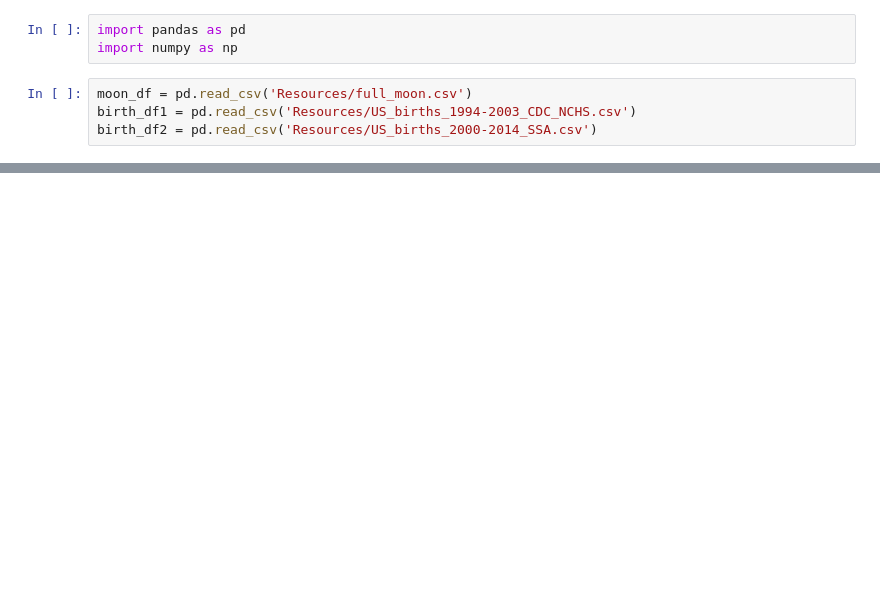
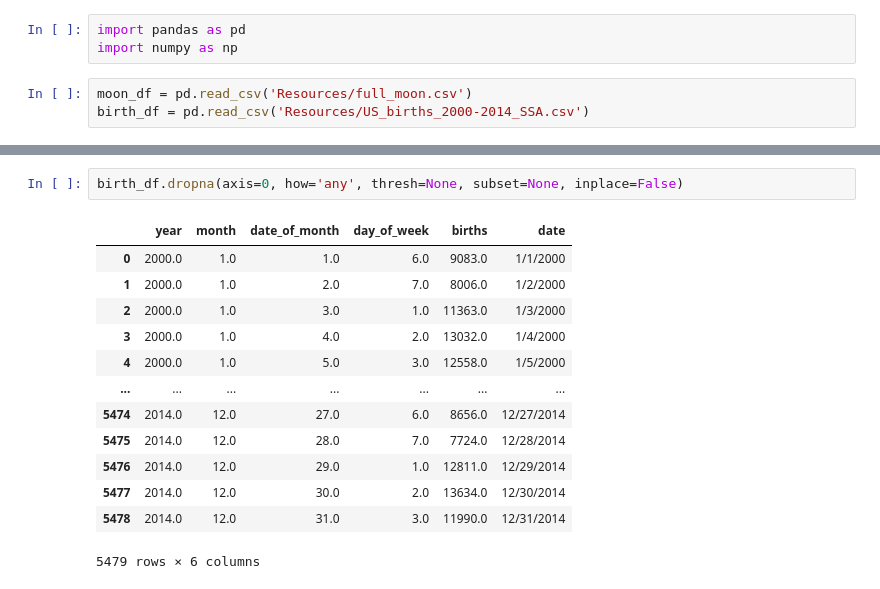
Before and after one commit to Yasminem2022/Final_Project, a Jupyter notebook: ETL_Datasets.ipynb, the cells around one changed output, grey strips where cells are left out. Saved outputs shown, nothing was run; the diff lists cells and outputs as text; blank space fills up the shorter version.

```diff
--- a/ETL_Datasets.ipynb
+++ b/ETL_Datasets.ipynb
@@ -3,5 +3,4 @@ import pandas as pd
 import numpy as np
 # %%
 moon_df = pd.read_csv('Resources/full_moon.csv')
-birth_df1 = pd.read_csv('Resources/US_births_1994-2003_CDC_NCHS.csv')
-birth_df2 = pd.read_csv('Resources/US_births_2000-2014_SSA.csv')
+birth_df = pd.read_csv('Resources/US_births_2000-2014_SSA.csv')
@@ -16,0 +106,16 @@ moon_df.head()
+# %%
+birth_df.dropna(axis=0, how='any', thresh=None, subset=None, inplace=False)
+# %% [output]
+|  | year | month | date_of_month | day_of_week | births | date |
+| 0 | 2000.0 | 1.0 | 1.0 | 6.0 | 9083.0 | 1/1/2000 |
+| 1 | 2000.0 | 1.0 | 2.0 | 7.0 | 8006.0 | 1/2/2000 |
+| 2 | 2000.0 | 1.0 | 3.0 | 1.0 | 11363.0 | 1/3/2000 |
+| 3 | 2000.0 | 1.0 | 4.0 | 2.0 | 13032.0 | 1/4/2000 |
+| 4 | 2000.0 | 1.0 | 5.0 | 3.0 | 12558.0 | 1/5/2000 |
+| ... | ... | ... | ... | ... | ... | ... |
+| 5474 | 2014.0 | 12.0 | 27.0 | 6.0 | 8656.0 | 12/27/2014 |
+| 5475 | 2014.0 | 12.0 | 28.0 | 7.0 | 7724.0 | 12/28/2014 |
+| 5476 | 2014.0 | 12.0 | 29.0 | 1.0 | 12811.0 | 12/29/2014 |
+| 5477 | 2014.0 | 12.0 | 30.0 | 2.0 | 13634.0 | 12/30/2014 |
+| 5478 | 2014.0 | 12.0 | 31.0 | 3.0 | 11990.0 | 12/31/2014 |
+5479 rows × 6 columns
```
Also changed, not shown: parts of 22 cells of this notebook, 1 other file.
